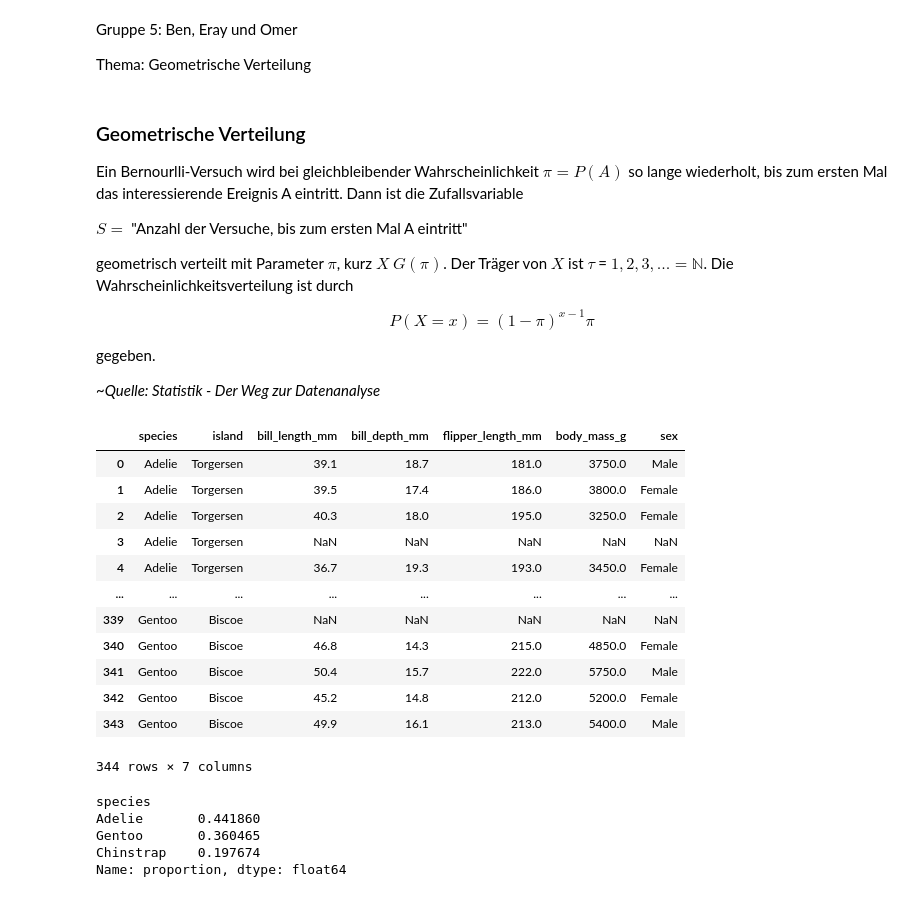
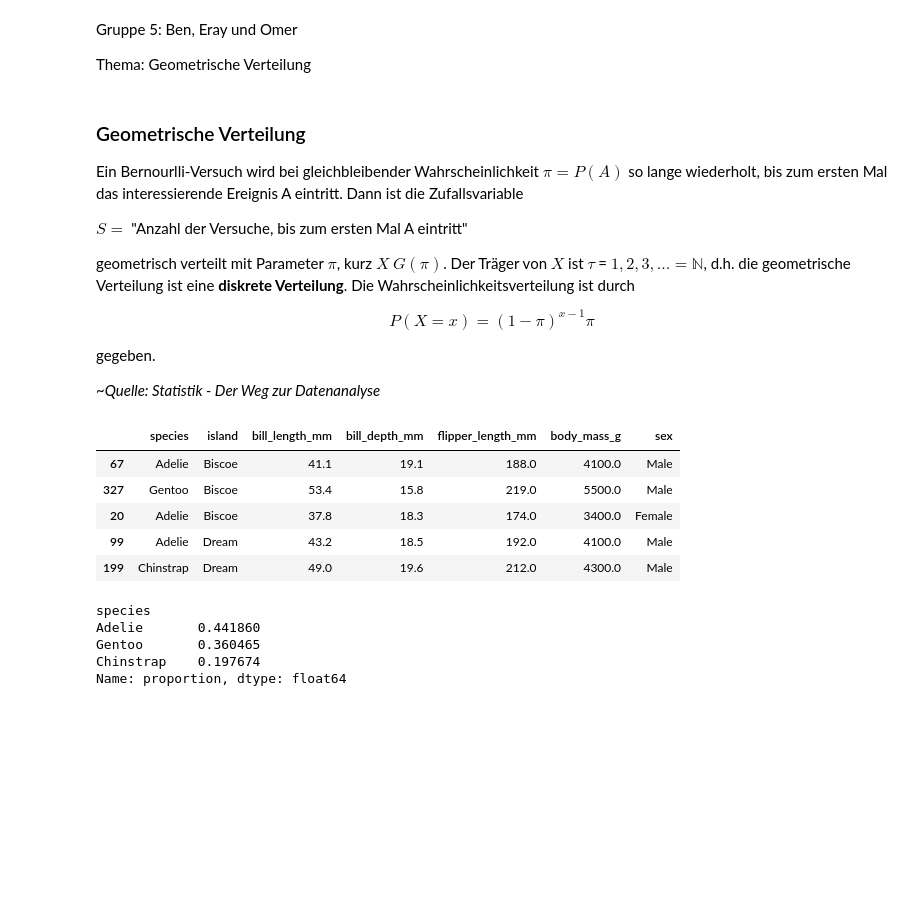
Before and after one commit to mib1213/GeometrischeVerteilung, a Jupyter notebook: penguins.ipynb, the cells around one changed output. Drawn from its saved outputs; the diff is of its cells as text; code cells hidden in the pictures; blank space fills up the shorter version.

```diff
--- a/penguins.ipynb
+++ b/penguins.ipynb
@@ -13,7 +13,7 @@ Ein Bernourlli-Versuch wird bei gleichbleibender Wahrscheinlichkeit $\pi = P(A)$
 
 $S =$ "Anzahl der Versuche, bis zum ersten Mal A eintritt"
 
-geometrisch verteilt mit Parameter  $\pi$, kurz $X ~ G(\pi)$. Der Träger von $X$ ist $\tau$ = ${1, 2, 3, ...} = \mathbb{N}$. Die Wahrscheinlichkeitsverteilung ist durch
+geometrisch verteilt mit Parameter  $\pi$, kurz $X ~ G(\pi)$. Der Träger von $X$ ist $\tau$ = ${1, 2, 3, ...} = \mathbb{N}$, d.h. die geometrische Verteilung ist eine **diskrete Verteilung**. Die Wahrscheinlichkeitsverteilung ist durch
 
 $$P(X = x) = (1 - \pi)^{x-1}\pi$$
 
@@ -22,21 +22,14 @@ gegeben.
 *~Quelle: Statistik - Der Weg zur Datenanalyse*
 # %%
 df = sns.load_dataset('penguins')
-df
+df.sample(5, random_state=2)
 # %% [output]
 |  | species | island | bill_length_mm | bill_depth_mm | flipper_length_mm | body_mass_g | sex |
-| 0 | Adelie | Torgersen | 39.1 | 18.7 | 181.0 | 3750.0 | Male |
-| 1 | Adelie | Torgersen | 39.5 | 17.4 | 186.0 | 3800.0 | Female |
-| 2 | Adelie | Torgersen | 40.3 | 18.0 | 195.0 | 3250.0 | Female |
-| 3 | Adelie | Torgersen | NaN | NaN | NaN | NaN | NaN |
-| 4 | Adelie | Torgersen | 36.7 | 19.3 | 193.0 | 3450.0 | Female |
-| ... | ... | ... | ... | ... | ... | ... | ... |
-| 339 | Gentoo | Biscoe | NaN | NaN | NaN | NaN | NaN |
-| 340 | Gentoo | Biscoe | 46.8 | 14.3 | 215.0 | 4850.0 | Female |
-| 341 | Gentoo | Biscoe | 50.4 | 15.7 | 222.0 | 5750.0 | Male |
-| 342 | Gentoo | Biscoe | 45.2 | 14.8 | 212.0 | 5200.0 | Female |
-| 343 | Gentoo | Biscoe | 49.9 | 16.1 | 213.0 | 5400.0 | Male |
+| 67 | Adelie | Biscoe | 41.1 | 19.1 | 188.0 | 4100.0 | Male |
+| 327 | Gentoo | Biscoe | 53.4 | 15.8 | 219.0 | 5500.0 | Male |
+| 20 | Adelie | Biscoe | 37.8 | 18.3 | 174.0 | 3400.0 | Female |
+| 99 | Adelie | Dream | 43.2 | 18.5 | 192.0 | 4100.0 | Male |
+| 199 | Chinstrap | Dream | 49.0 | 19.6 | 212.0 | 4300.0 | Male |
-344 rows × 7 columns
 # %%
 df.species.value_counts('normalize')
 # %% [output]
```
Also changed, not shown: parts of 3 cells of this notebook.
